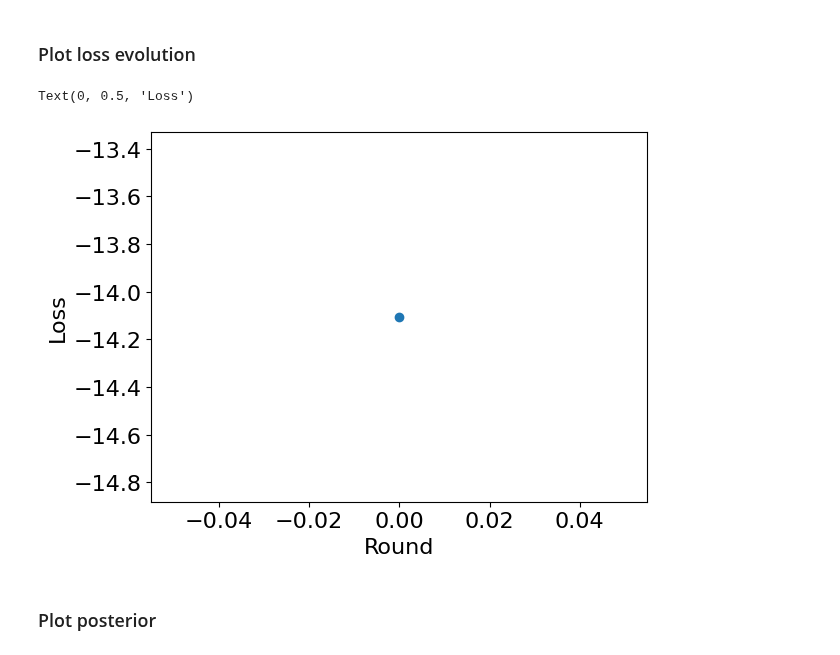
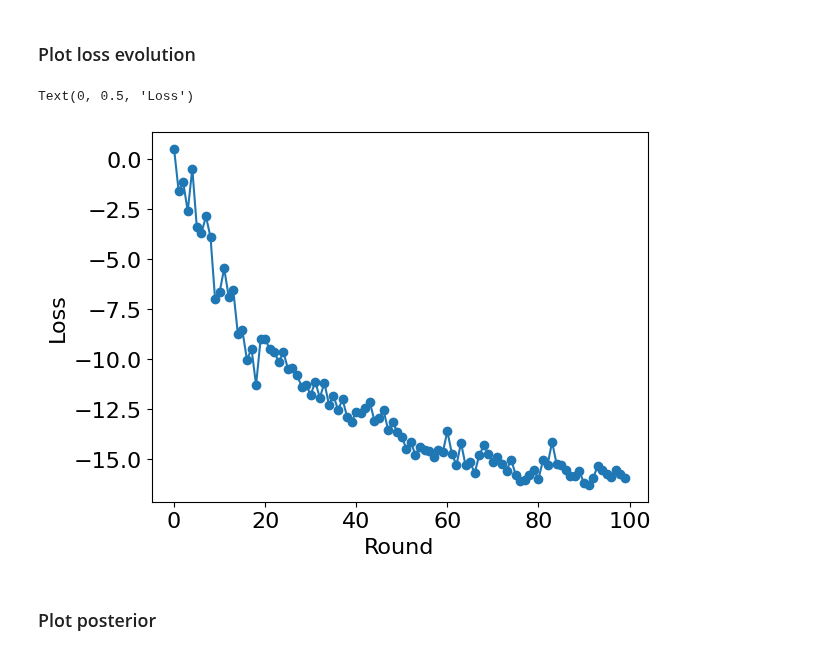
Before and after one commit to franciscoardevolmartinez/FlopPITy, a Jupyter notebook: examples/Example.ipynb, the cells around one changed output. Cells and saved outputs as stored; diff of their text form; code cells hidden in the pictures.

```diff
--- a/examples/Example.ipynb
+++ b/examples/Example.ipynb
@@ -103,20 +107,20 @@ R.add_parameter('center', 1, 5)
 R.add_parameter('sigma', 0.1, 0.7)
 R.add_parameter('amplitude', 0, 1)
 # %%
-# training_kwargs= dict(
-#     stop_after_epochs = 20,
-#     num_atoms = 30,
-#     learning_rate=5e-4
-# )
+training_kwargs= dict(
+    stop_after_epochs = 10,
+    num_atoms = 10,
+    learning_rate=5e-4
+)
 
-# flow_kwargs=dict(
-#     flow='nsf',
-#     bins=6,
-#     transforms=12,
-#     blocks=2,
-#     hidden=32,
-#     dropout=0.35
-# )
+flow_kwargs=dict(
+    flow='nsf',
+    bins=3,
+    transforms=5,
+    blocks=2,
+    hidden=32,
+    dropout=0.05
+)
 # %% [markdown]
 ### Run retrieval
 # %%
@@ -159,11 +282,11 @@ Using SNPE-C with atomic loss
 # %% [markdown]
 ### Plot loss evolution
 # %%
-plt.plot(R.inference._summary['validation_loss'][-1], marker='o', label=f'{len(R.proposals)}x{R.n_samples}')
+plt.plot(R.inference._summary['best_validation_loss'], marker='o', label=f'{len(R.proposals)}x{R.n_samples}')
 plt.xlabel('Round')
 plt.ylabel('Loss')
 # %% [output]
 Text(0, 0.5, 'Loss')
-[figure, old version]
+[figure, new version]
 # %% [markdown]
 ### Plot posterior
```
Also changed, not shown: parts of 21 cells of this notebook, 2 other files.
